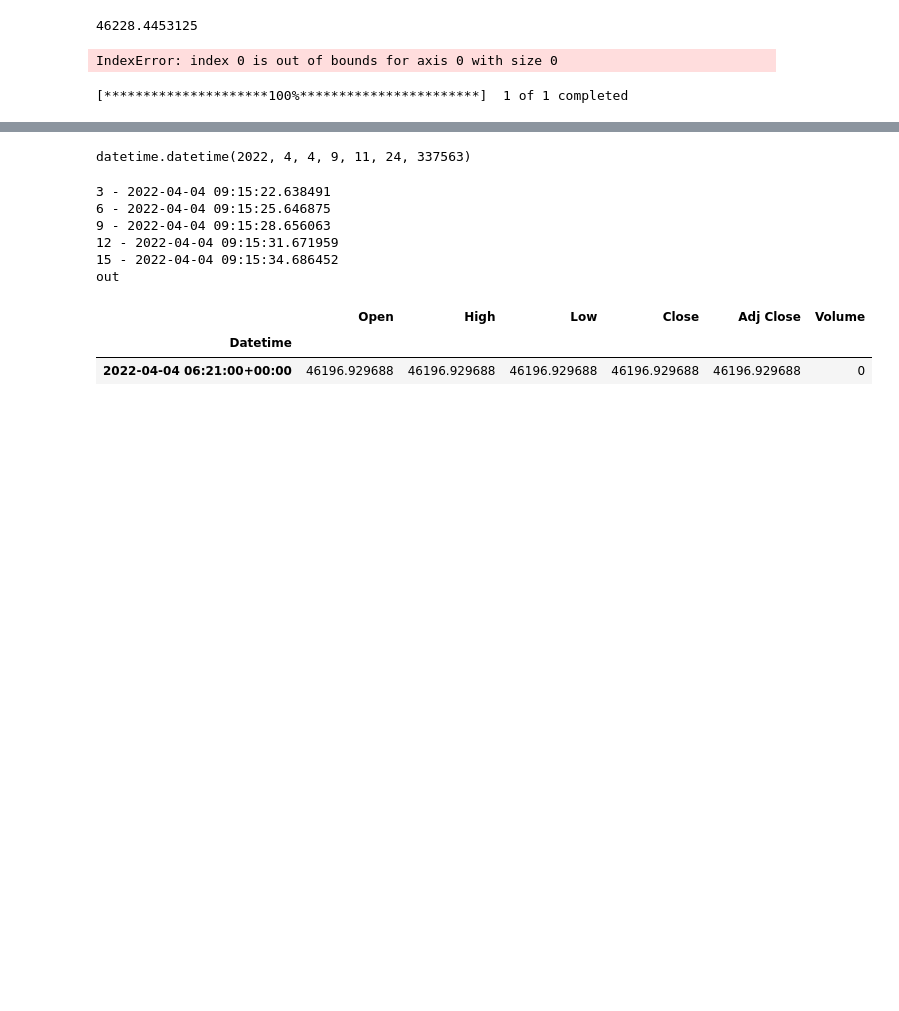
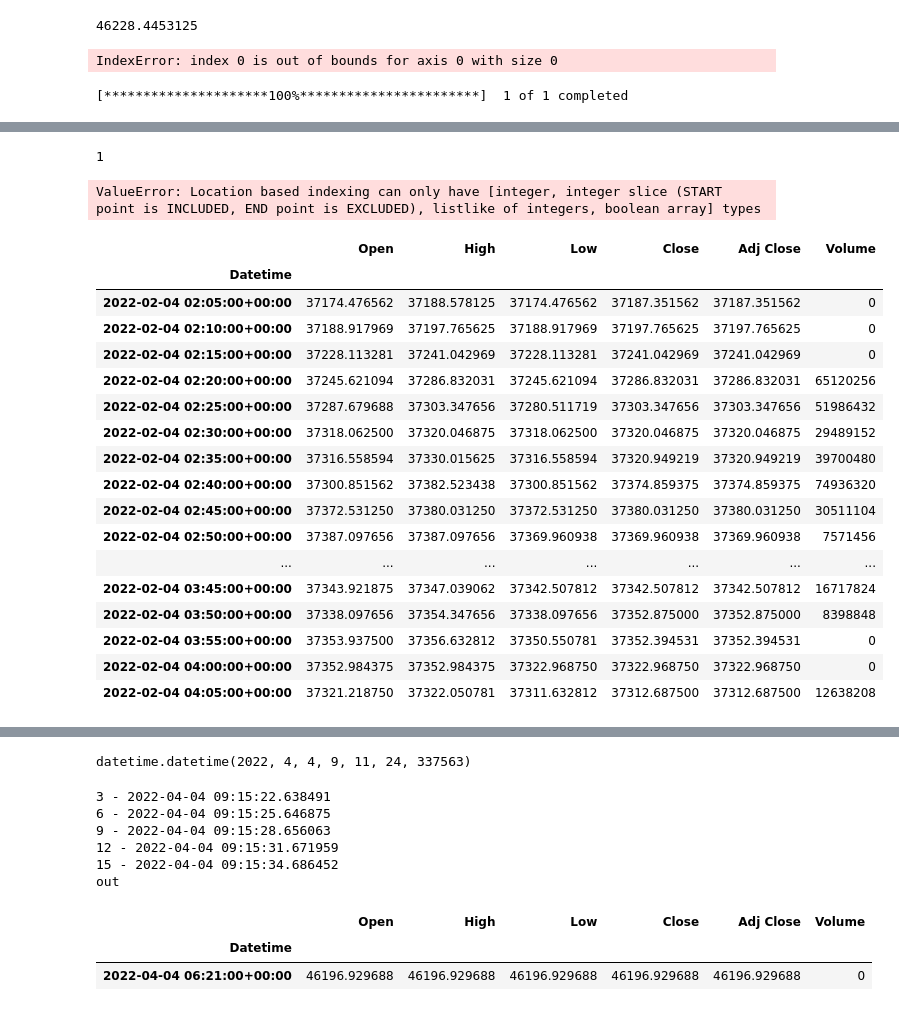
Before and after one commit to sjuanandres0/Chewbacca, a Jupyter notebook: chewie_playground.ipynb, the cells around one changed output, grey strips where cells are left out. Saved outputs shown, nothing was run; the diff lists cells and outputs as text; code cells hidden in the pictures; blank space fills up the shorter version.

```diff
--- a/chewie_playground.ipynb
+++ b/chewie_playground.ipynb
@@ -682,0 +771,6 @@ tds.to_csv('tds.csv', index=False)
+# %%
+testing_df=pd.read_csv('BTC-USD_5m_60d_20220404',index_col='Datetime')
+len(testing_df)
+for row in range(25,len(testing_df)):
+    print(row)
+    #print(testing_df.iloc[row])
@@ -682,0 +861,31 @@ tds.to_csv('tds.csv', index=False)
+# %%
+#tds[(tds.ticker==ticker) & (tds.strategy==strategy)]['cond2']
+#tds.loc[(tds.ticker==ticker) & (tds.strategy==strategy), 'cond2']#.values[-1]
+tds.loc[(tds.ticker==ticker) & (tds.strategy==strategy), 'cond2'].index[-1]
+# %% [output]
+1
+# %%
+tds.iloc[1,]
+# %% [output]
+ValueError: Location based indexing can only have [integer, integer slice (START point is INCLUDED, END point is EXCLUDED), listlike of integers, boolean array] types
+# %%
+testing_df.iloc[25:50]
+# %% [output]
+|  | Open | High | Low | Close | Adj Close | Volume |
+| Datetime |  |  |  |  |  |  |
+| 2022-02-04 02:05:00+00:00 | 37174.476562 | 37188.578125 | 37174.476562 | 37187.351562 | 37187.351562 | 0 |
+| 2022-02-04 02:10:00+00:00 | 37188.917969 | 37197.765625 | 37188.917969 | 37197.765625 | 37197.765625 | 0 |
+| 2022-02-04 02:15:00+00:00 | 37228.113281 | 37241.042969 | 37228.113281 | 37241.042969 | 37241.042969 | 0 |
+| 2022-02-04 02:20:00+00:00 | 37245.621094 | 37286.832031 | 37245.621094 | 37286.832031 | 37286.832031 | 65120256 |
+| 2022-02-04 02:25:00+00:00 | 37287.679688 | 37303.347656 | 37280.511719 | 37303.347656 | 37303.347656 | 51986432 |
+| 2022-02-04 02:30:00+00:00 | 37318.062500 | 37320.046875 | 37318.062500 | 37320.046875 | 37320.046875 | 29489152 |
+| 2022-02-04 02:35:00+00:00 | 37316.558594 | 37330.015625 | 37316.558594 | 37320.949219 | 37320.949219 | 39700480 |
+| 2022-02-04 02:40:00+00:00 | 37300.851562 | 37382.523438 | 37300.851562 | 37374.859375 | 37374.859375 | 74936320 |
+| 2022-02-04 02:45:00+00:00 | 37372.531250 | 37380.031250 | 37372.531250 | 37380.031250 | 37380.031250 | 30511104 |
+| 2022-02-04 02:50:00+00:00 | 37387.097656 | 37387.097656 | 37369.960938 | 37369.960938 | 37369.960938 | 7571456 |
+| ... | ... | ... | ... | ... | ... | ... |
+| 2022-02-04 03:45:00+00:00 | 37343.921875 | 37347.039062 | 37342.507812 | 37342.507812 | 37342.507812 | 16717824 |
+| 2022-02-04 03:50:00+00:00 | 37338.097656 | 37354.347656 | 37338.097656 | 37352.875000 | 37352.875000 | 8398848 |
+| 2022-02-04 03:55:00+00:00 | 37353.937500 | 37356.632812 | 37350.550781 | 37352.394531 | 37352.394531 | 0 |
+| 2022-02-04 04:00:00+00:00 | 37352.984375 | 37352.984375 | 37322.968750 | 37322.968750 | 37322.968750 | 0 |
+| 2022-02-04 04:05:00+00:00 | 37321.218750 | 37322.050781 | 37311.632812 | 37312.687500 | 37312.687500 | 12638208 |
```
Also changed, not shown: parts of 21 cells of this notebook, 4 other files.
